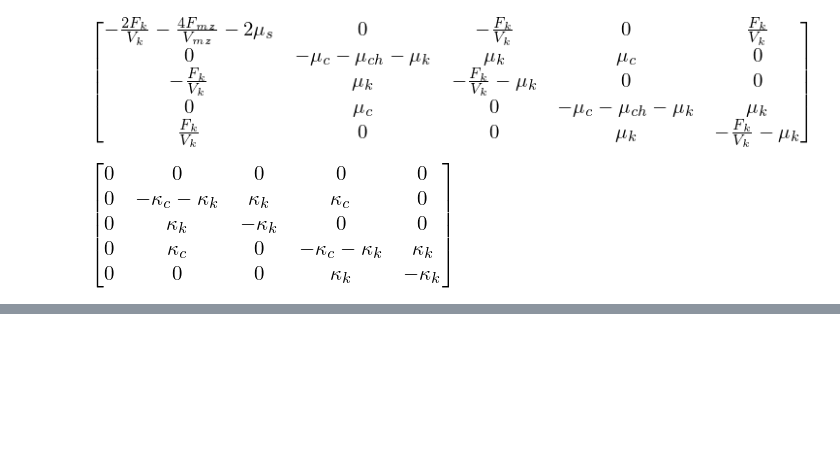
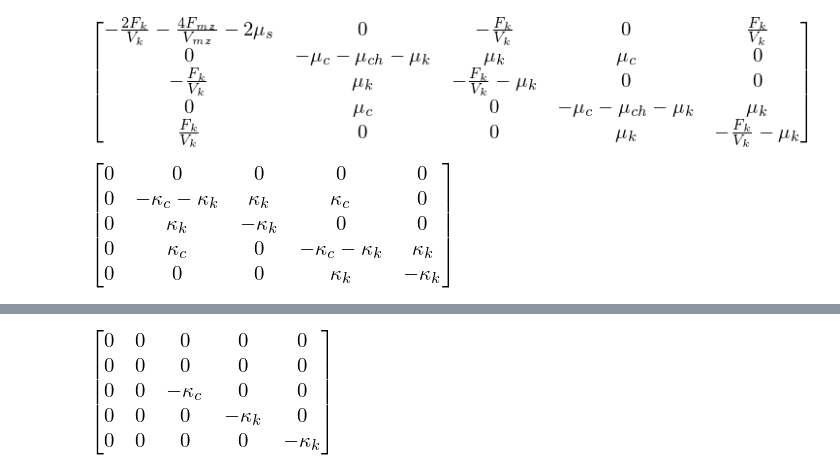
Before and after one commit to glyg/notebooks, a Jupyter notebook: kt_sim/sympy_dumb_spindle.ipynb, the cells around one changed output, grey strips where cells are left out. Cells and saved outputs as stored; diff of their text form; code cells hidden in the pictures; blank space fills up the shorter version.

```diff
--- a/kt_sim/sympy_dumb_spindle.ipynb
+++ b/kt_sim/sympy_dumb_spindle.ipynb
@@ -362,3 +373,7 @@ C = eoms.subs(u_zero).subs(q_zero)
+# %%
+B_qq
+# %% [output]
+[figure, added]
 # %%
 C
 # %% [output]
```
Also changed, not shown: parts of 11 cells of this notebook, 3 other files.
